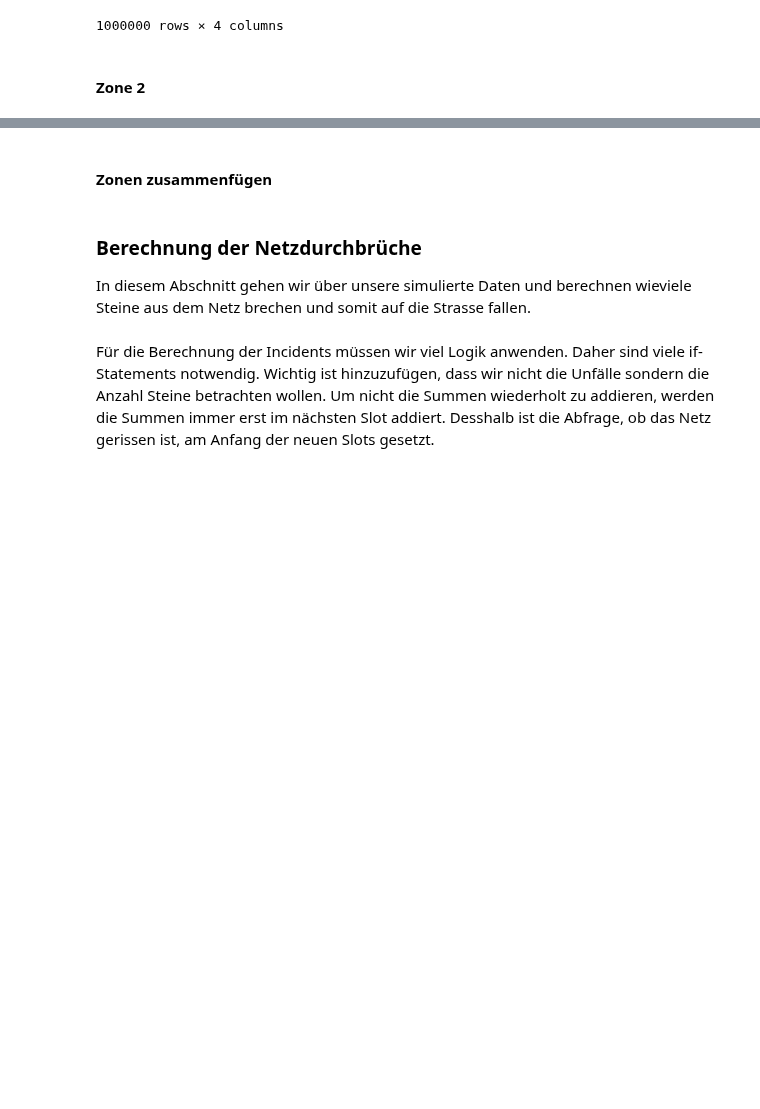
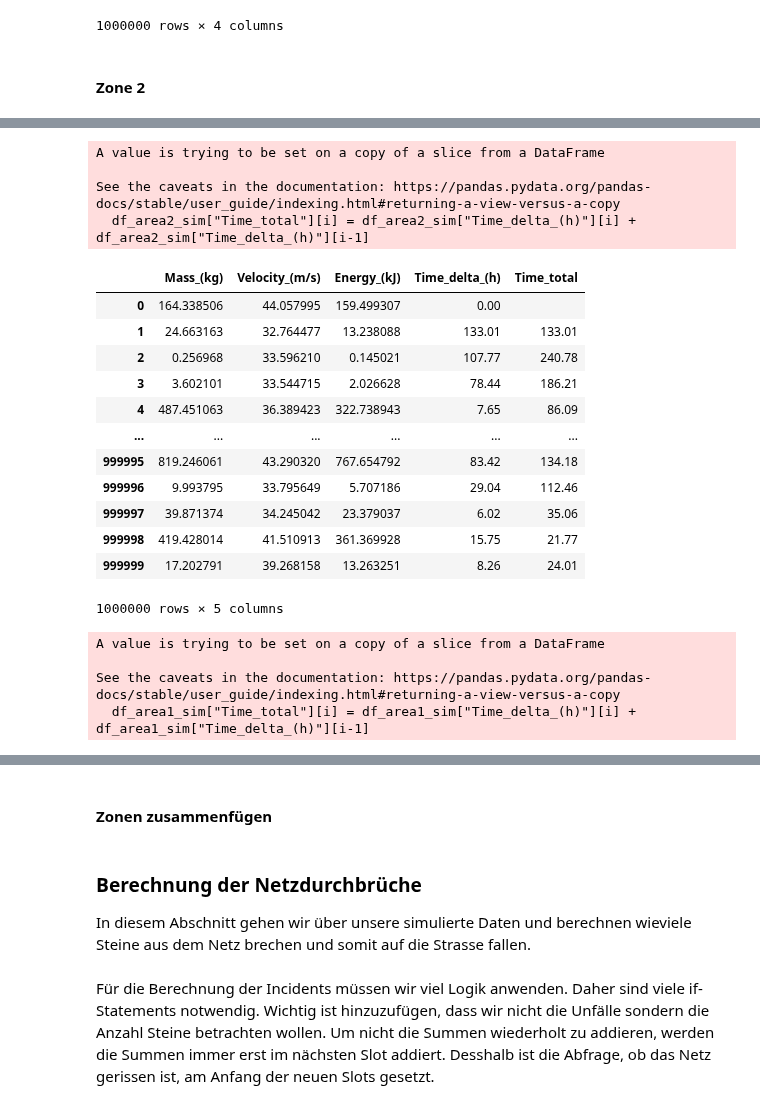
Before and after one commit to lhenchoz/cwm1, a Jupyter notebook: CWM1-Steinschlagrisiko.ipynb, the cells around one changed output, grey strips where cells are left out. Cells and saved outputs as stored; diff of their text form; code cells hidden in the pictures; blank space fills up the shorter version.

```diff
--- a/CWM1-Steinschlagrisiko.ipynb
+++ b/CWM1-Steinschlagrisiko.ipynb
@@ -405,0 +423,36 @@ df_area2_sim
+# %%
+if 'Time_total' not in df_area2_sim.columns:
+    df_area2_sim.insert(4, "Time_total", "")
+
+for i in range(1, len(df_area2_sim)):
+    df_area2_sim["Time_total"][i] = df_area2_sim["Time_delta_(h)"][i] + df_area2_sim["Time_delta_(h)"][i-1]
+df_area2_sim
+# %% [output]
+A value is trying to be set on a copy of a slice from a DataFrame
+
+See the caveats in the documentation: https://pandas.pydata.org/pandas-docs/stable/user_guide/indexing.html#returning-a-view-versus-a-copy
+  df_area2_sim["Time_total"][i] = df_area2_sim["Time_delta_(h)"][i] + df_area2_sim["Time_delta_(h)"][i-1]
+|  | Mass_(kg) | Velocity_(m/s) | Energy_(kJ) | Time_delta_(h) | Time_total |
+| 0 | 164.338506 | 44.057995 | 159.499307 | 0.00 |  |
+| 1 | 24.663163 | 32.764477 | 13.238088 | 133.01 | 133.01 |
+| 2 | 0.256968 | 33.596210 | 0.145021 | 107.77 | 240.78 |
+| 3 | 3.602101 | 33.544715 | 2.026628 | 78.44 | 186.21 |
+| 4 | 487.451063 | 36.389423 | 322.738943 | 7.65 | 86.09 |
+| ... | ... | ... | ... | ... | ... |
+| 999995 | 819.246061 | 43.290320 | 767.654792 | 83.42 | 134.18 |
+| 999996 | 9.993795 | 33.795649 | 5.707186 | 29.04 | 112.46 |
+| 999997 | 39.871374 | 34.245042 | 23.379037 | 6.02 | 35.06 |
+| 999998 | 419.428014 | 41.510913 | 361.369928 | 15.75 | 21.77 |
+| 999999 | 17.202791 | 39.268158 | 13.263251 | 8.26 | 24.01 |
+1000000 rows × 5 columns
+# %%
+if 'Time_total' not in df_area1_sim.columns:
+    df_area1_sim.insert(4, "Time_total", "")
+
+for i in range(1, len(df_area1_sim)):
+    df_area1_sim["Time_total"][i] = df_area1_sim["Time_delta_(h)"][i] + df_area1_sim["Time_delta_(h)"][i-1]
+# %% [output]
+A value is trying to be set on a copy of a slice from a DataFrame
+
+See the caveats in the documentation: https://pandas.pydata.org/pandas-docs/stable/user_guide/indexing.html#returning-a-view-versus-a-copy
+  df_area1_sim["Time_total"][i] = df_area1_sim["Time_delta_(h)"][i] + df_area1_sim["Time_delta_(h)"][i-1]
```
Also changed, not shown: parts of 41 cells of this notebook.
